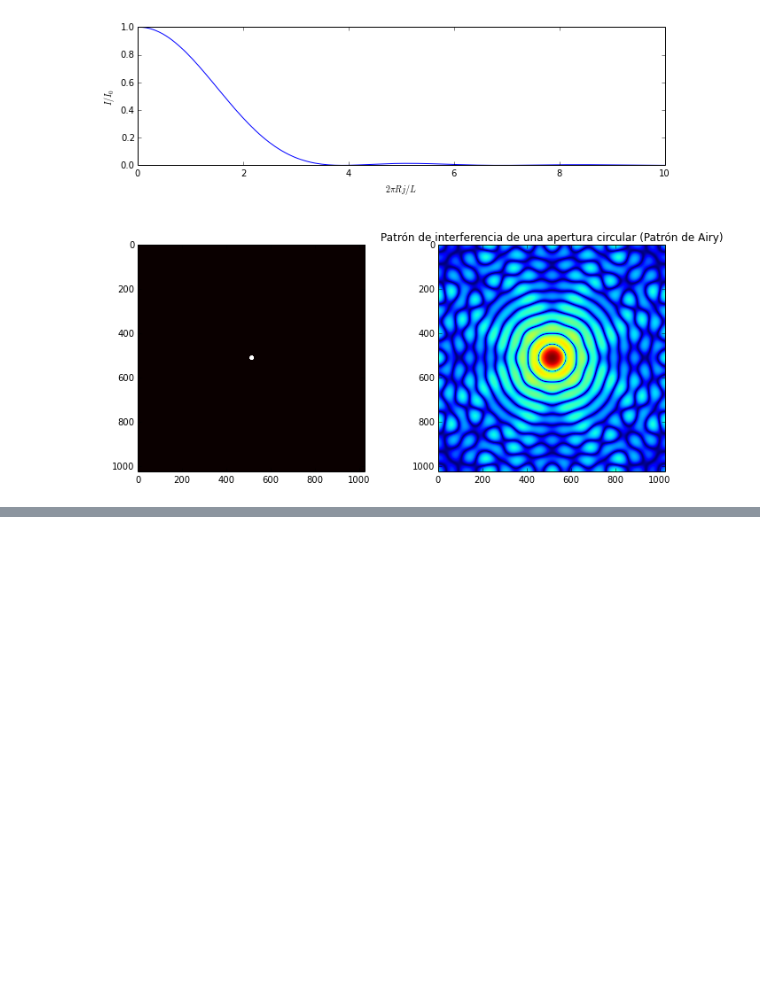
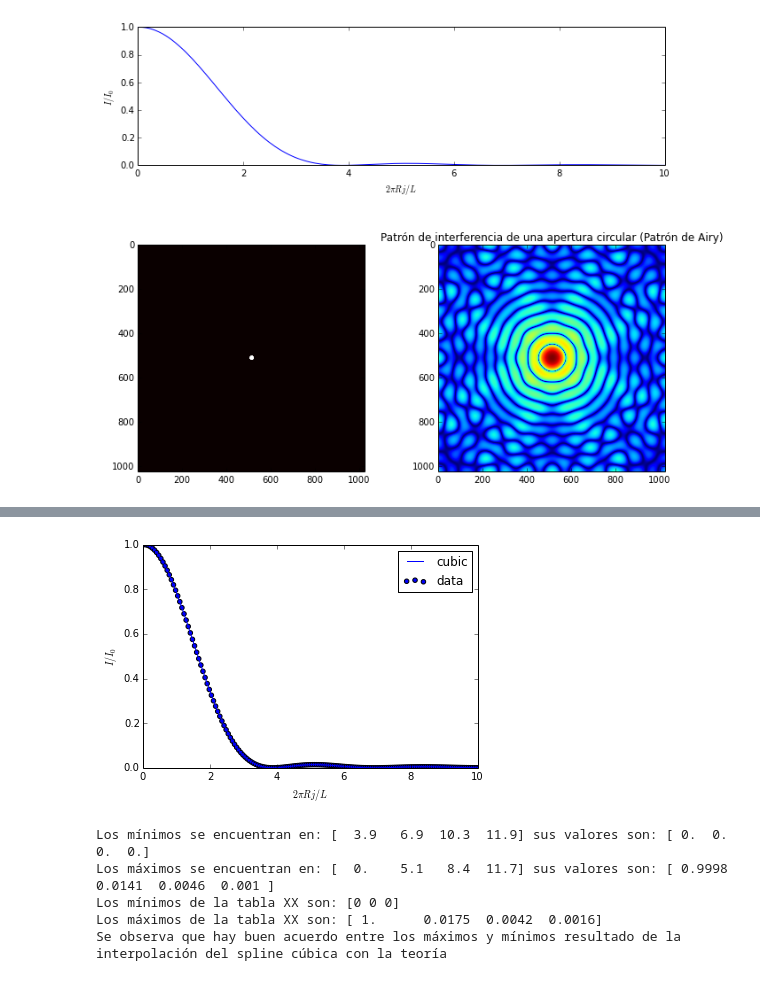
Before and after one commit to deolaya1318/MC, a Jupyter notebook: Tareas/HW4/HW4.ipynb, the cells around one changed output, grey strips where cells are left out. Drawn from its saved outputs; the diff is of its cells as text; code cells hidden in the pictures; blank space fills up the shorter version.

```diff
--- a/Tareas/HW4/HW4.ipynb
+++ b/Tareas/HW4/HW4.ipynb
@@ -99,0 +101,27 @@ _Punto e):_
+# %%
+p = interpolate.interp1d(x,y,kind='cubic')
+xnew = np.arange(0,12, 0.1)
+ynew = p(xnew)
+fig, ax = plt.subplots()
+ax.set_xlim([0,10])
+ax.set_ylim([0,1])
+ax.set_xlabel('$2\pi Rj/L$')
+ax.set_ylabel('$I/I_0$')
+plt.plot(xnew, ynew, '-', label="cubic")
+plt.scatter(x, y, label="data")
+ax.legend()
+plt.show()
+miny = np.r_[True, ynew[1:] < ynew[:-1]] & np.r_[ynew[:-1] < ynew[1:], True]
+maxy = np.r_[True, ynew[1:] > ynew[:-1]] & np.r_[ynew[:-1] > ynew[1:], True]
+print "Los mínimos se encuentran en: " +str(xnew[miny == True]), "sus valores son: " +str(np.around(ynew[miny == True],decimals=0))
+print "Los máximos se encuentran en: " +str(xnew[maxy == True]), "sus valores son: " +str(np.around(ynew[maxy == True],decimals=4))
+print "Los mínimos de la tabla XX son: " +str(np.array([0,0,0]))
+print "Los máximos de la tabla XX son: " +str(np.array([1,0.0175,0.0042,0.0016]))
+print "Se observa que hay buen acuerdo entre los máximos y mínimos resultado de la interpolación del spline cúbica con la teoría"
+# %% [output]
+[figure, added]
+Los mínimos se encuentran en: [  3.9   6.9  10.3  11.9] sus valores son: [ 0.  0.  0.  0.]
+Los máximos se encuentran en: [  0.    5.1   8.4  11.7] sus valores son: [ 0.9998  0.0141  0.0046  0.001 ]
+Los mínimos de la tabla XX son: [0 0 0]
+Los máximos de la tabla XX son: [ 1.      0.0175  0.0042  0.0016]
+Se observa que hay buen acuerdo entre los máximos y mínimos resultado de la interpolación del spline cúbica con la teoría
```
Also changed, not shown: parts of 3 cells of this notebook.
